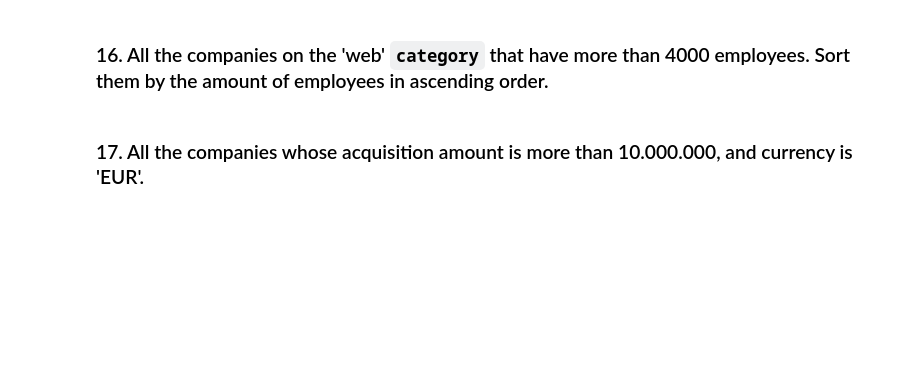
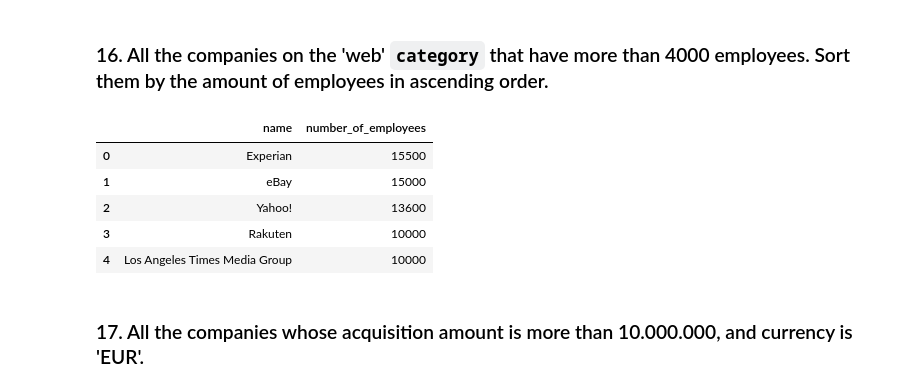
Before and after one commit to Ironhack-Data-Madrid-Mayo-2022/3.4-lab-mongo, a Jupyter notebook: your_code/main.ipynb, the cells around one changed output. Drawn from its saved outputs; the diff is of its cells as text; code cells hidden in the pictures; blank space fills up the shorter version.

```diff
--- a/your_code/main.ipynb
+++ b/your_code/main.ipynb
@@ -227,2 +236,15 @@ df14.head()
+# %%
+# Your Code
+ejer16=collection.find({'$and':[{'category_code': 'web'}, {'number_of_employees':{'$gte': 4000}}]}, {'_id': False, 'name':True, 'number_of_employees':1}).sort('number_of_employees', -1)
+
+df16=pd.DataFrame(ejer16)
+df16.head()
+# %% [output]
+|  | name | number_of_employees |
+| 0 | Experian | 15500 |
+| 1 | eBay | 15000 |
+| 2 | Yahoo! | 13600 |
+| 3 | Rakuten | 10000 |
+| 4 | Los Angeles Times Media Group | 10000 |
 # %% [markdown]
 ### 17. All the companies whose acquisition amount is more than 10.000.000, and currency is 'EUR'.
```
Also changed, not shown: parts of 10 cells of this notebook.
